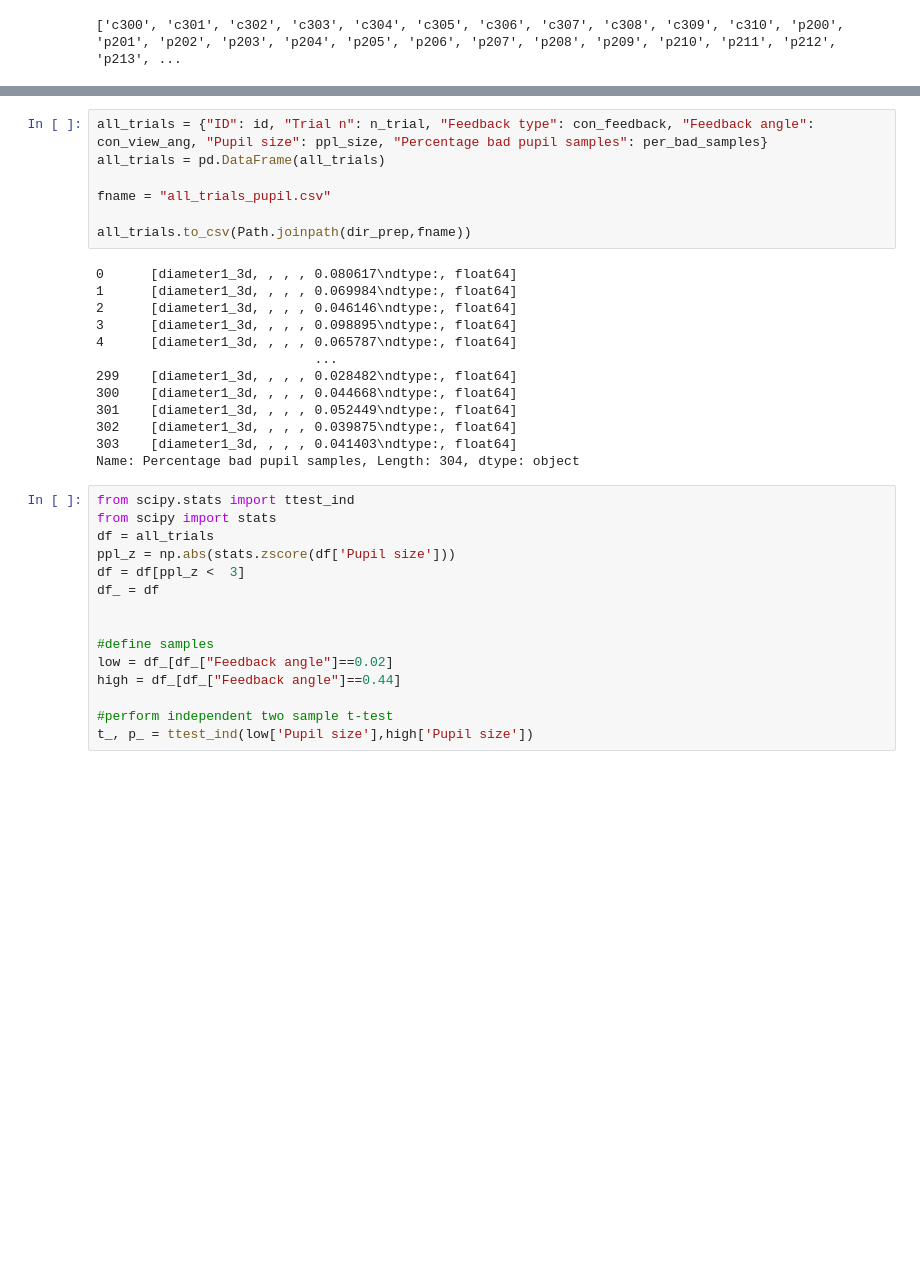
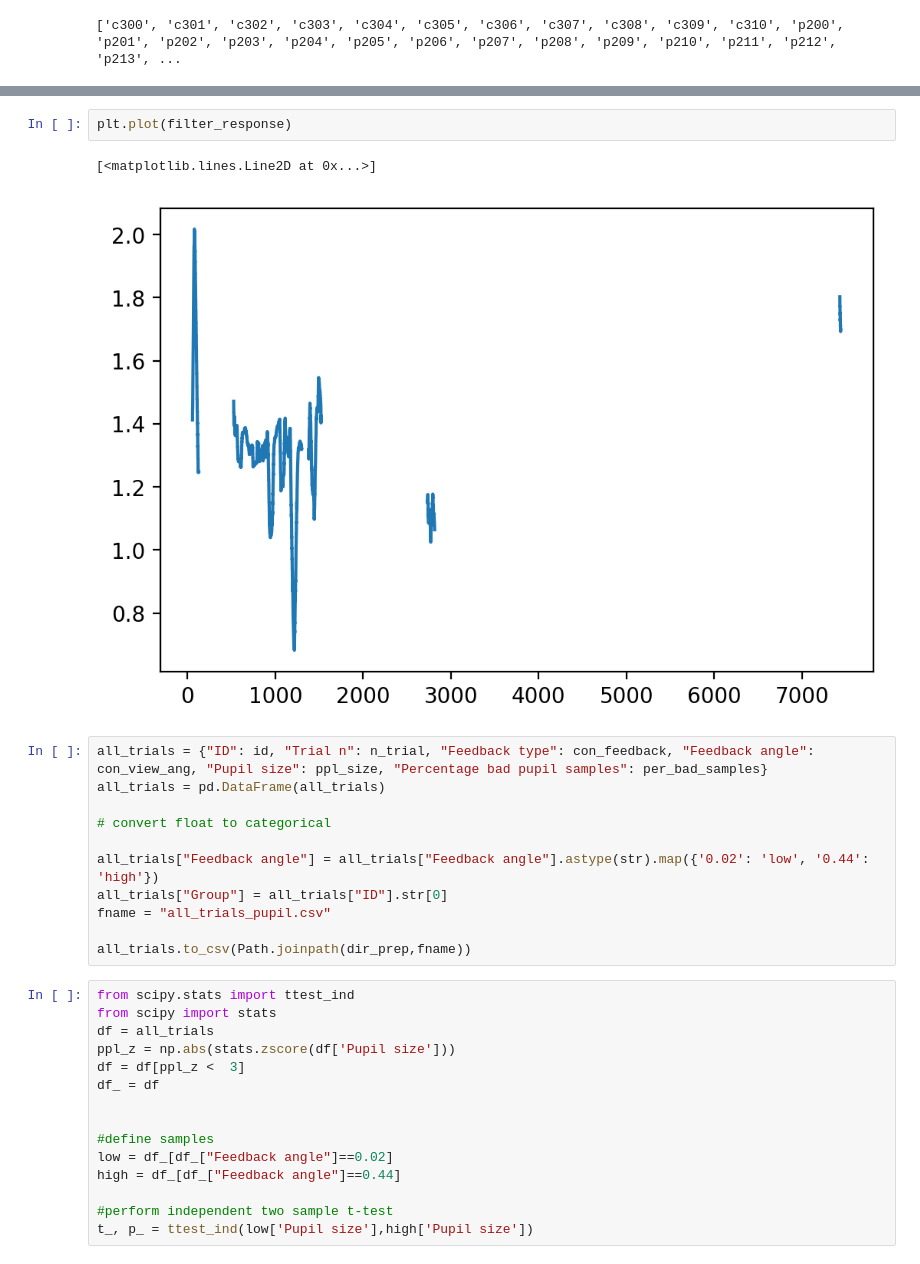
Before and after one commit to JuliusWelzel/tremor_feedback_jw, a Jupyter notebook: 05_scripts/ana01_prep_pupil.ipynb, the cells around one changed output, grey strips where cells are left out. Cells and saved outputs as stored; diff of their text form; blank space fills up the shorter version.

Commit message:
[ENH] pupil preprocessing

```diff
--- a/05_scripts/ana01_prep_pupil.ipynb
+++ b/05_scripts/ana01_prep_pupil.ipynb
@@ -168,23 +229,19 @@ per_bad_samples
+# %%
+plt.plot(filter_response)
+# %% [output]
+[<matplotlib.lines.Line2D at 0x...>]
+[figure, added]
 # %%
 all_trials = {"ID": id, "Trial n": n_trial, "Feedback type": con_feedback, "Feedback angle": con_view_ang, "Pupil size": ppl_size, "Percentage bad pupil samples": per_bad_samples}
 all_trials = pd.DataFrame(all_trials)
 
+# convert float to categorical
+
+all_trials["Feedback angle"] = all_trials["Feedback angle"].astype(str).map({'0.02': 'low', '0.44': 'high'})
+all_trials["Group"] = all_trials["ID"].str[0]
 fname = "all_trials_pupil.csv"
 
 all_trials.to_csv(Path.joinpath(dir_prep,fname))
-# %% [output]
-0      [diameter1_3d, , , , 0.080617\ndtype:, float64]
-1      [diameter1_3d, , , , 0.069984\ndtype:, float64]
-2      [diameter1_3d, , , , 0.046146\ndtype:, float64]
-3      [diameter1_3d, , , , 0.098895\ndtype:, float64]
-4      [diameter1_3d, , , , 0.065787\ndtype:, float64]
-                            ...
-299    [diameter1_3d, , , , 0.028482\ndtype:, float64]
-300    [diameter1_3d, , , , 0.044668\ndtype:, float64]
-301    [diameter1_3d, , , , 0.052449\ndtype:, float64]
-302    [diameter1_3d, , , , 0.039875\ndtype:, float64]
-303    [diameter1_3d, , , , 0.041403\ndtype:, float64]
-Name: Percentage bad pupil samples, Length: 304, dtype: object
 # %%
 from scipy.stats import ttest_ind
 from scipy import stats
```
Also changed, not shown: parts of 9 cells of this notebook, 27 other files.
